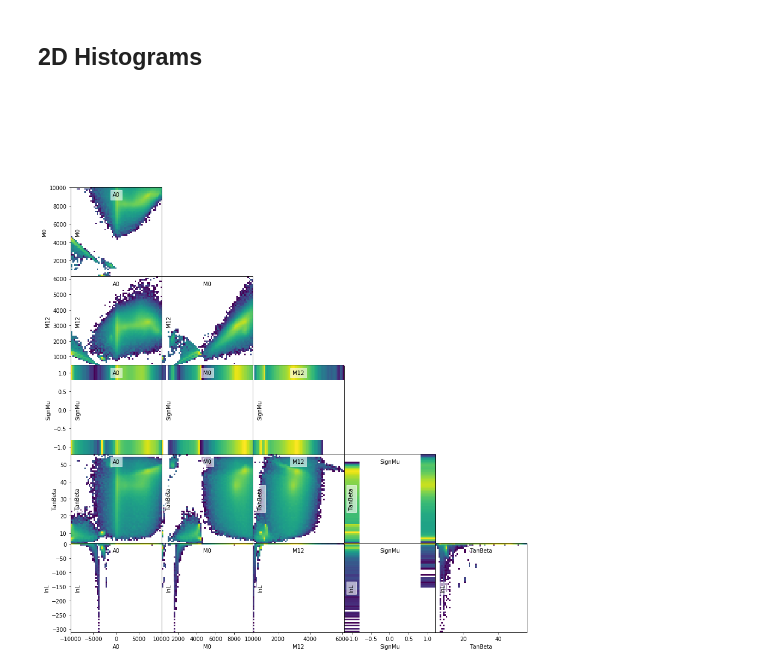
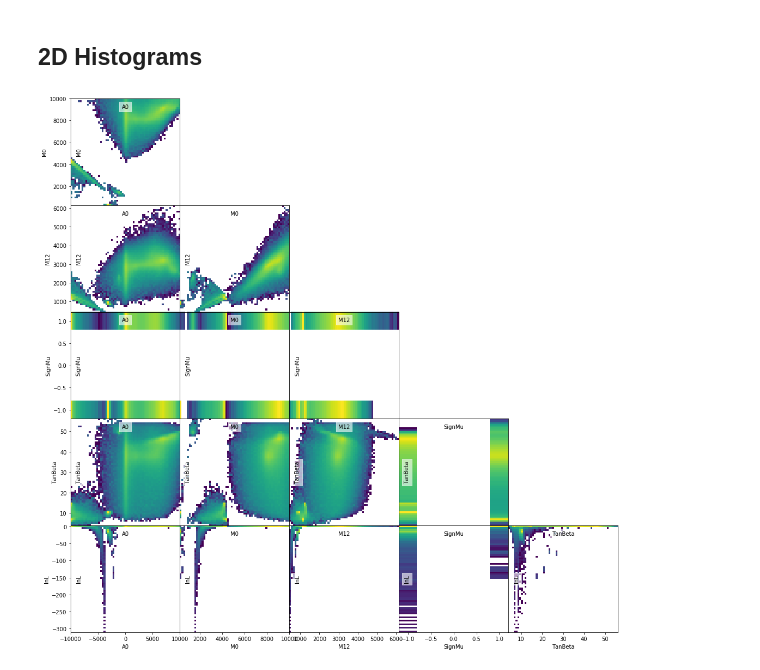
Before and after one commit to idark-project/idark-ml, a Jupyter notebook: cmssm/notebooks/cmssm_data_exploration.ipynb, the cells around one changed output. Cells and saved outputs as stored; diff of their text form; code cells hidden in the pictures.

Commit message:
Small cleanup of the 2D histogram.

```diff
--- a/cmssm/notebooks/cmssm_data_exploration.ipynb
+++ b/cmssm/notebooks/cmssm_data_exploration.ipynb
@@ -61,32 +61,37 @@ for k, ax in zip(h5.keys(), axes.flatten()):
 ## 2D Histograms
 # %%
 nvar = 6
-fig, axes = plt.subplots(ncols=nvar, nrows=nvar, figsize=(nvar*3, nvar*3))
+fig, axes = plt.subplots(ncols=nvar-1, nrows=nvar-1, figsize=(nvar*3, nvar*3))
 fig.subplots_adjust(wspace=0.0, hspace=0.0)
 
 for i, x in enumerate(h5.keys()):
     for j, y in enumerate(h5.keys()):
-        ax = axes[j,i]
+
+        if i == nvar-1 or j == 0:
+            continue
+
+        ax = axes[j-1,i]
 
         if i >= j:
             ax.axis('off')
             continue
+
 
         ax.hist2d(np.array(h5[x]), np.array(h5[y]),
                   bins=(bins(x), bins(y)),
                   cmap='viridis', norm=LogNorm())
 
         bbox_props = dict(fc='white', ec='white', alpha=0.6)
         ax.text(0.5, 0.95, label(x), transform=ax.transAxes, va='top', ha='center', bbox=bbox_props)
         ax.text(0.05, 0.5, label(y), transform=ax.transAxes, rotation=90, va='center', ha='left', bbox=bbox_props)
 
         if j == nvar-1:
             ax.set_xlabel(label(x))
         else:
             ax.set_xticks([])
         if i == 0:
             ax.set_ylabel(label(y))
         else:
             ax.set_yticks([])
 # %% [output]
-[figure, old version]
+[figure, new version]
```
